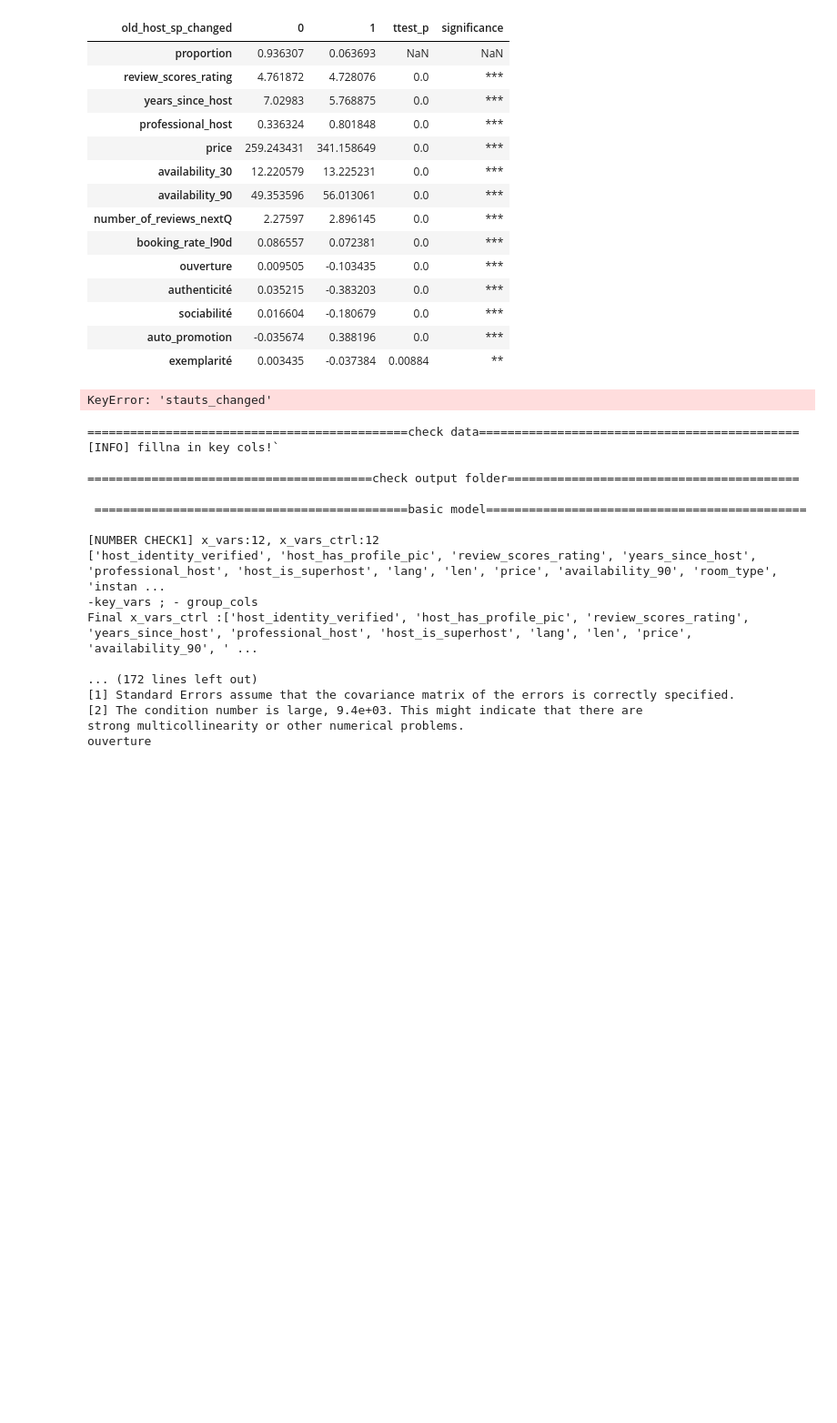
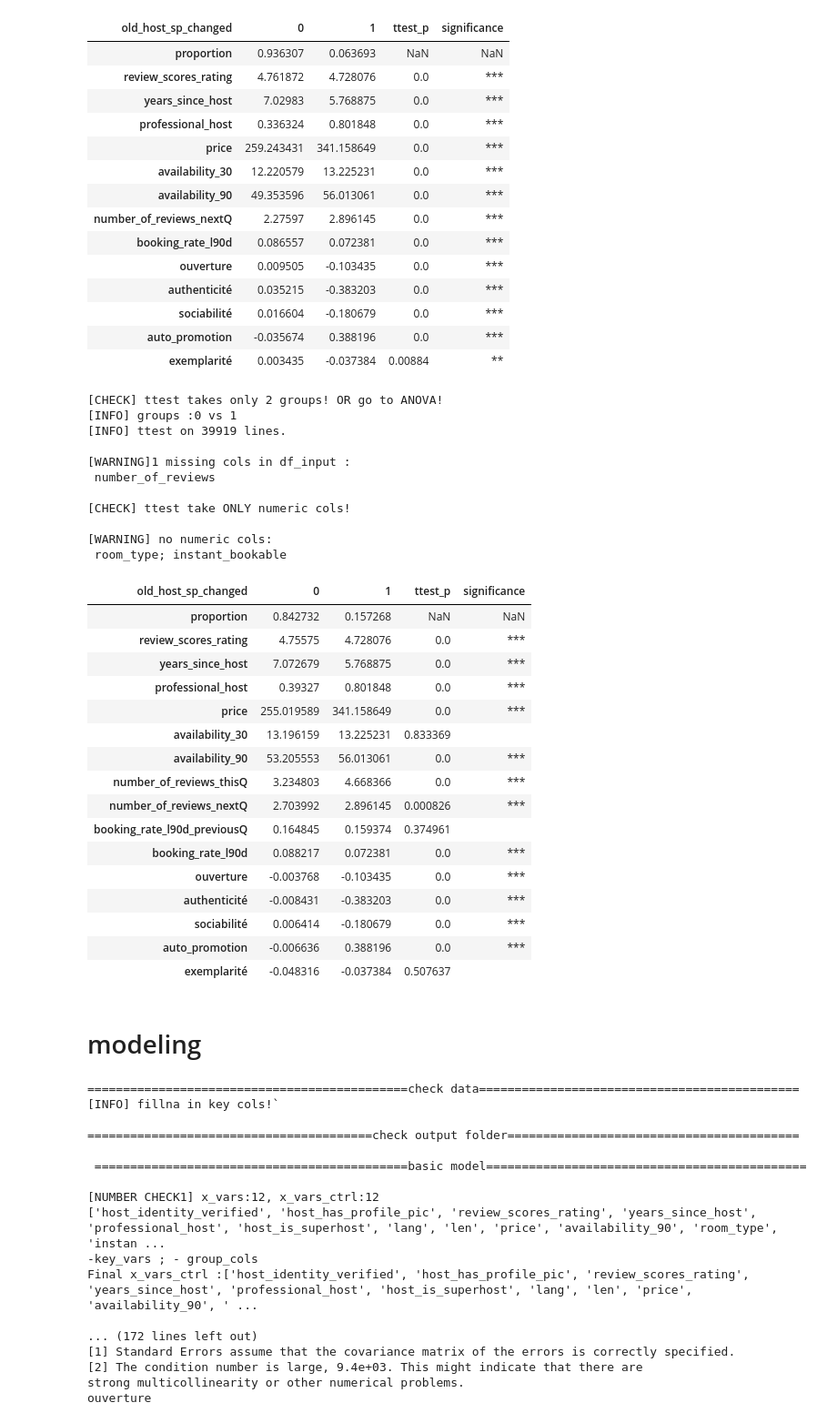
Before and after one commit to yeliu-dh/SelfPresentation_Multimodal_airbnb, a Jupyter notebook: C_stat/test_paris2312.ipynb, the cells around one changed output. Shown at 91% size. Saved outputs shown, nothing was run; the diff lists cells and outputs as text; code cells hidden in the pictures; blank space fills up the shorter version.

```diff
--- a/C_stat/test_paris2312.ipynb
+++ b/C_stat/test_paris2312.ipynb
@@ -36,3 +37,9 @@ DICT_FACTOR_ITEMS={"ouverture":['open to different cultures', 'cosmopolitan','in
                    "exemplarité":['fan of Airbnb', 'Airbnb community','love Airbnb', 'travel with Airbnb']}
 # %% [output]
 {'ouvert aux différentes cultures': 'open to different cultures', 'cosmopolite': 'cosmopolitan', 'vue internationale': 'international view', 'échange culturel': 'cultural exchange', 'vie personnelle': ...
+# %%
+df_paris2312=pd.read_csv("../data_processed_paris2312\listings_paris2312_bge_scores.csv")
+df_paris2406=pd.read_csv("../data_processed_paris\listings_paris2406_bge_scores.csv")
+df_paris_all=pd.read_csv("../data_all\listings_paris2324.csv")
+
+print(df_paris2312.shape,df_paris2406.shape, df_paris_all.shape)
@@ -543,11 +553,40 @@ group_mean_table_ttest(df=df_paris_all, #*
 | auto_promotion | -0.035674 | 0.388196 | 0.0 | *** |
 | exemplarité | 0.003435 | -0.037384 | 0.00884 | ** |
 # %%
-df_=df_paris2406[df_paris2406["stauts_changed"]==0]
+df_=df_paris2406[df_paris2406["status_changed"]==0]
 group_mean_table_ttest(df=df_, #*
             cols_to_check=cols_to_check+tactics_vars,
             group_col='old_host_sp_changed', #*
             save=False, output_folder=OUTPUT_FOLDER_DESC, filename_noext=None)
 # %% [output]
-KeyError: 'stauts_changed'
+[CHECK] ttest takes only 2 groups! OR go to ANOVA!
+[INFO] groups :0 vs 1
+[INFO] ttest on 39919 lines.
+
+[WARNING]1 missing cols in df_input :
+ number_of_reviews
+
+[CHECK] ttest take ONLY numeric cols!
+
+[WARNING] no numeric cols:
+ room_type; instant_bookable
+| old_host_sp_changed | 0 | 1 | ttest_p | significance |
+| proportion | 0.842732 | 0.157268 | NaN | NaN |
+| review_scores_rating | 4.75575 | 4.728076 | 0.0 | *** |
+| years_since_host | 7.072679 | 5.768875 | 0.0 | *** |
+| professional_host | 0.39327 | 0.801848 | 0.0 | *** |
+| price | 255.019589 | 341.158649 | 0.0 | *** |
+| availability_30 | 13.196159 | 13.225231 | 0.833369 |  |
+| availability_90 | 53.205553 | 56.013061 | 0.0 | *** |
+| number_of_reviews_thisQ | 3.234803 | 4.668366 | 0.0 | *** |
+| number_of_reviews_nextQ | 2.703992 | 2.896145 | 0.000826 | *** |
+| booking_rate_l90d_previousQ | 0.164845 | 0.159374 | 0.374961 |  |
+| booking_rate_l90d | 0.088217 | 0.072381 | 0.0 | *** |
+| ouverture | -0.003768 | -0.103435 | 0.0 | *** |
+| authenticité | -0.008431 | -0.383203 | 0.0 | *** |
+| sociabilité | 0.006414 | -0.180679 | 0.0 | *** |
+| auto_promotion | -0.006636 | 0.388196 | 0.0 | *** |
+| exemplarité | -0.048316 | -0.037384 | 0.507637 |  |
+# %% [markdown]
+# modeling
 # %%
```
Also changed, not shown: parts of 15 cells of this notebook, 8 other files.
